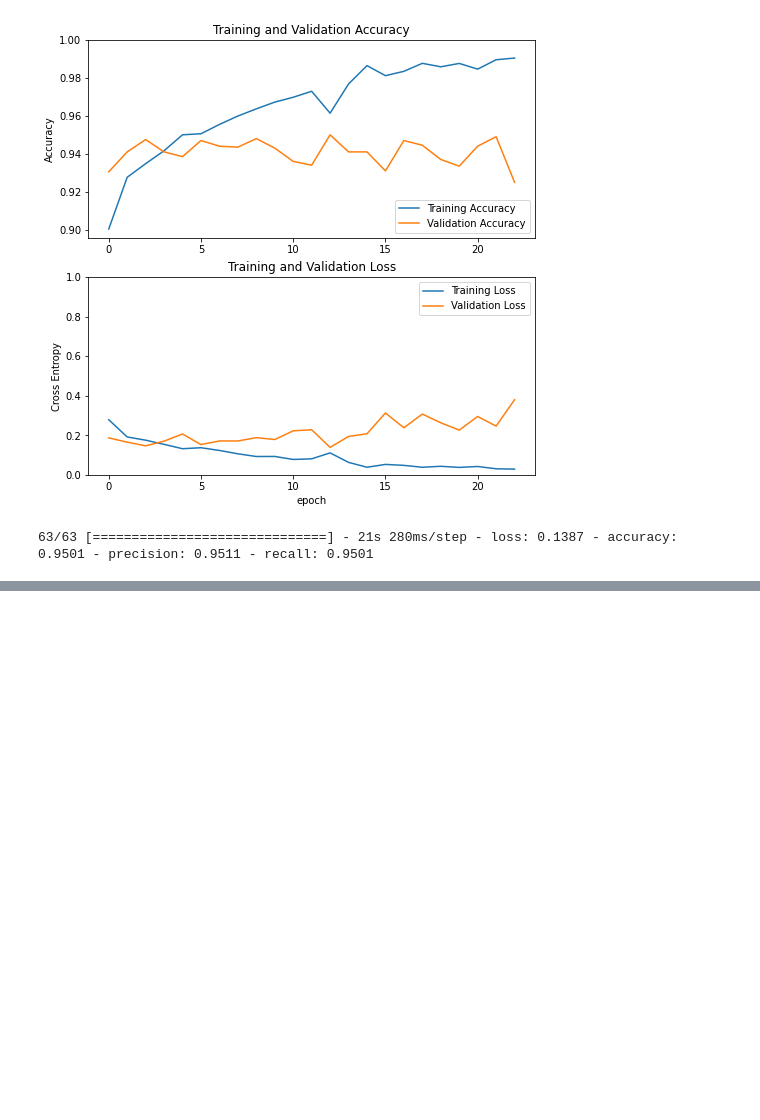
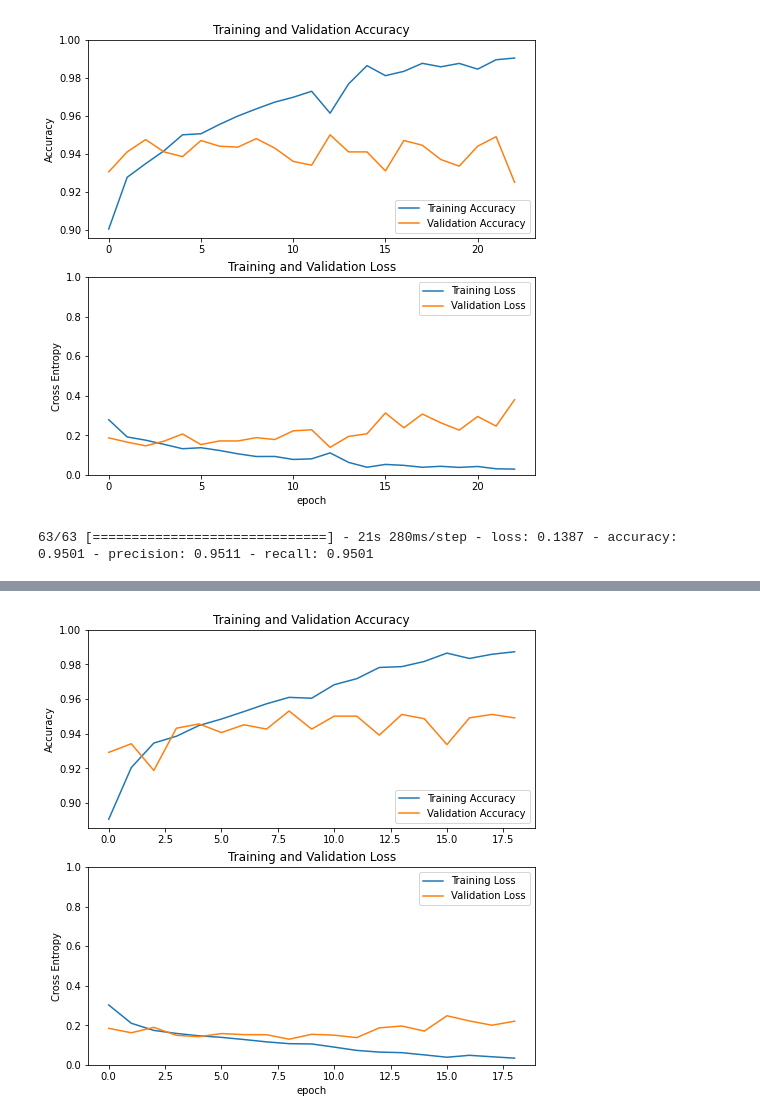
Before and after one commit to An-Dongsun/Melanoma-Detection, a Jupyter notebook: DL_model_제작.ipynb, the cells around one changed output, grey strips where cells are left out. Drawn from its saved outputs; the diff is of its cells as text; code cells hidden in the pictures; blank space fills up the shorter version.

```diff
--- a/DL_model_제작.ipynb
+++ b/DL_model_제작.ipynb
@@ -866,0 +851,7 @@ EfficientNet_V2B1_model.save('EfficientNet_V2B1_model.h5')
+# %%
+EfficientNet_V2B1 = tf.keras.applications.efficientnet_v2.EfficientNetV2B1(
+                   include_top = False,
+                   weights = 'imagenet',
+                   input_tensor = None,
+                   input_shape = (256, 256, 3)
+                   )
@@ -866,0 +902,3 @@ EfficientNet_V2B1_model.save('EfficientNet_V2B1_model.h5')
+# %%
+# 모델 컴파일
+EfficientNet_V2B1_model2.compile(optimizer = 'adam', loss = 'categorical_crossentropy', metrics = ['accuracy', 'Precision','Recall'])
@@ -866,0 +958,27 @@ EfficientNet_V2B1_model.save('EfficientNet_V2B1_model.h5')
+# %%
+acc = results7.history['accuracy']
+val_acc = results7.history['val_accuracy']
+
+loss = results7.history['loss']
+val_loss = results7.history['val_loss']
+
+plt.figure(figsize=(8, 8))
+plt.subplot(2, 1, 1)
+plt.plot(acc, label='Training Accuracy')
+plt.plot(val_acc, label='Validation Accuracy')
+plt.legend(loc='lower right')
+plt.ylabel('Accuracy')
+plt.ylim([min(plt.ylim()),1])
+plt.title('Training and Validation Accuracy')
+
+plt.subplot(2, 1, 2)
+plt.plot(loss, label='Training Loss')
+plt.plot(val_loss, label='Validation Loss')
+plt.legend(loc='upper right')
+plt.ylabel('Cross Entropy')
+plt.ylim([0,1.0])
+plt.title('Training and Validation Loss')
+plt.xlabel('epoch')
+plt.show()
+# %% [output]
+[figure, added]
```
Also changed, not shown: parts of 30 cells of this notebook.
